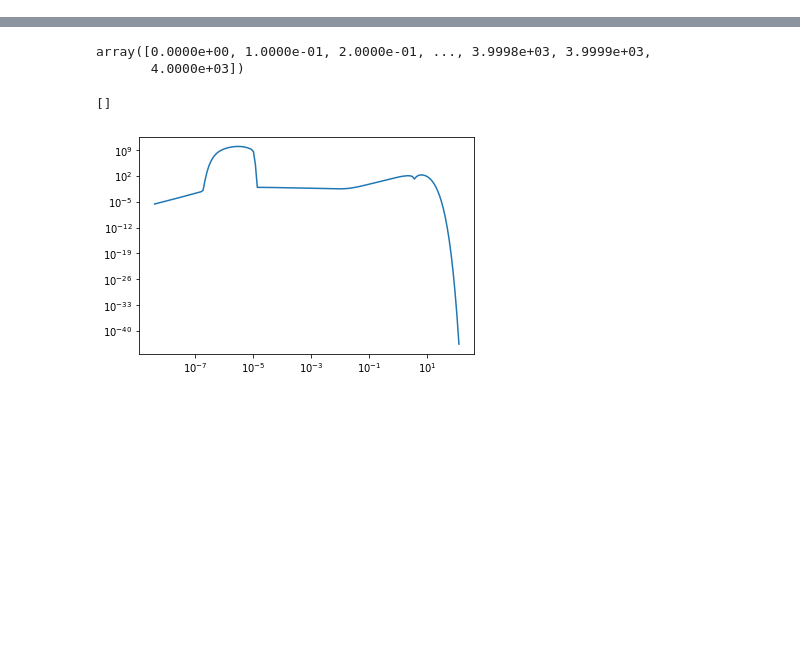
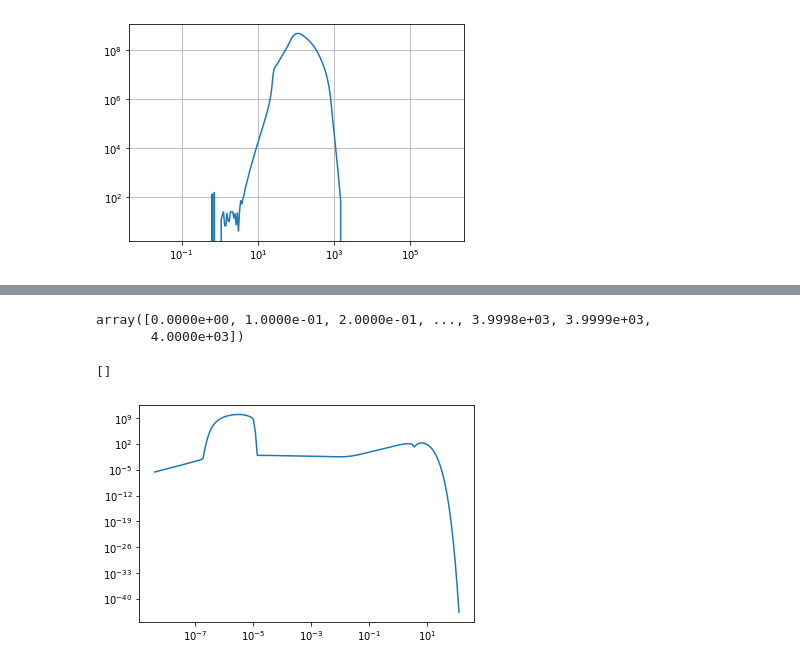
Before and after one commit to CMBSPEC/specdist, a Jupyter notebook: specdist/notebooks/pispec_np_2.ipynb, the cells around one changed output, grey strips where cells are left out. Cells and saved outputs as stored; diff of their text form; code cells hidden in the pictures; blank space fills up the shorter version.

```diff
--- a/specdist/notebooks/pispec_np_2.ipynb
+++ b/specdist/notebooks/pispec_np_2.ipynb
@@ -62,0 +88,10 @@ pi.load_ct_spectra_lib('xe_history_200720',sd_lib_xe_history)
+# %%
+gamma_asked = 1e-14
+xinj = 1e-5
+S_xe_history = pi.GetXeHistory(gamma_asked,xinj,z_asked,sd_lib_xe_history)
+plt.plot(S_xe_history['z'],np.abs(S_xe_history['DXe_Xe']))
+plt.loglog()
+#plt.ylim(1e-5,1e1)
+plt.grid(which='both')
+# %% [output]
+[figure, added]
```
Also changed, not shown: parts of 10 cells of this notebook, 1 other file.
